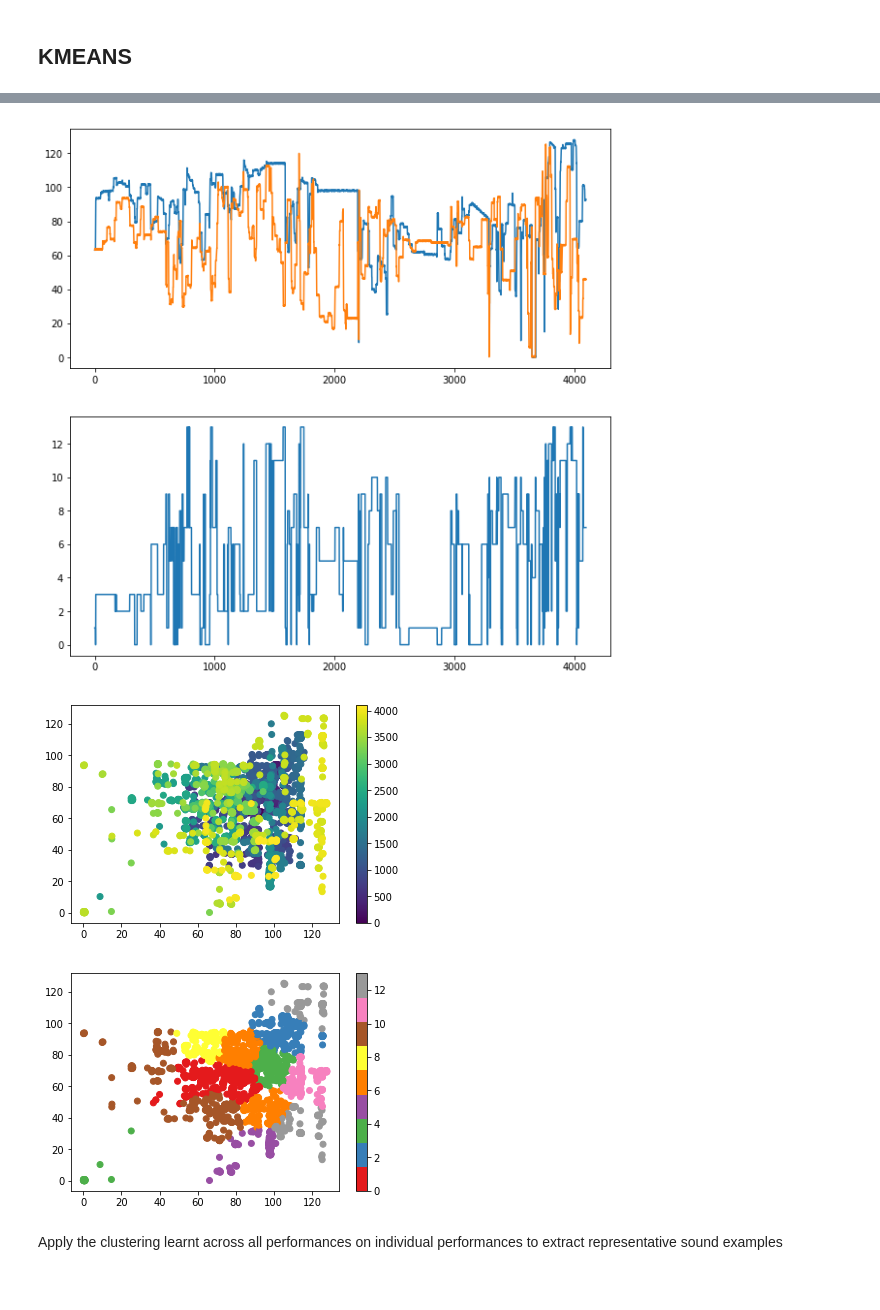
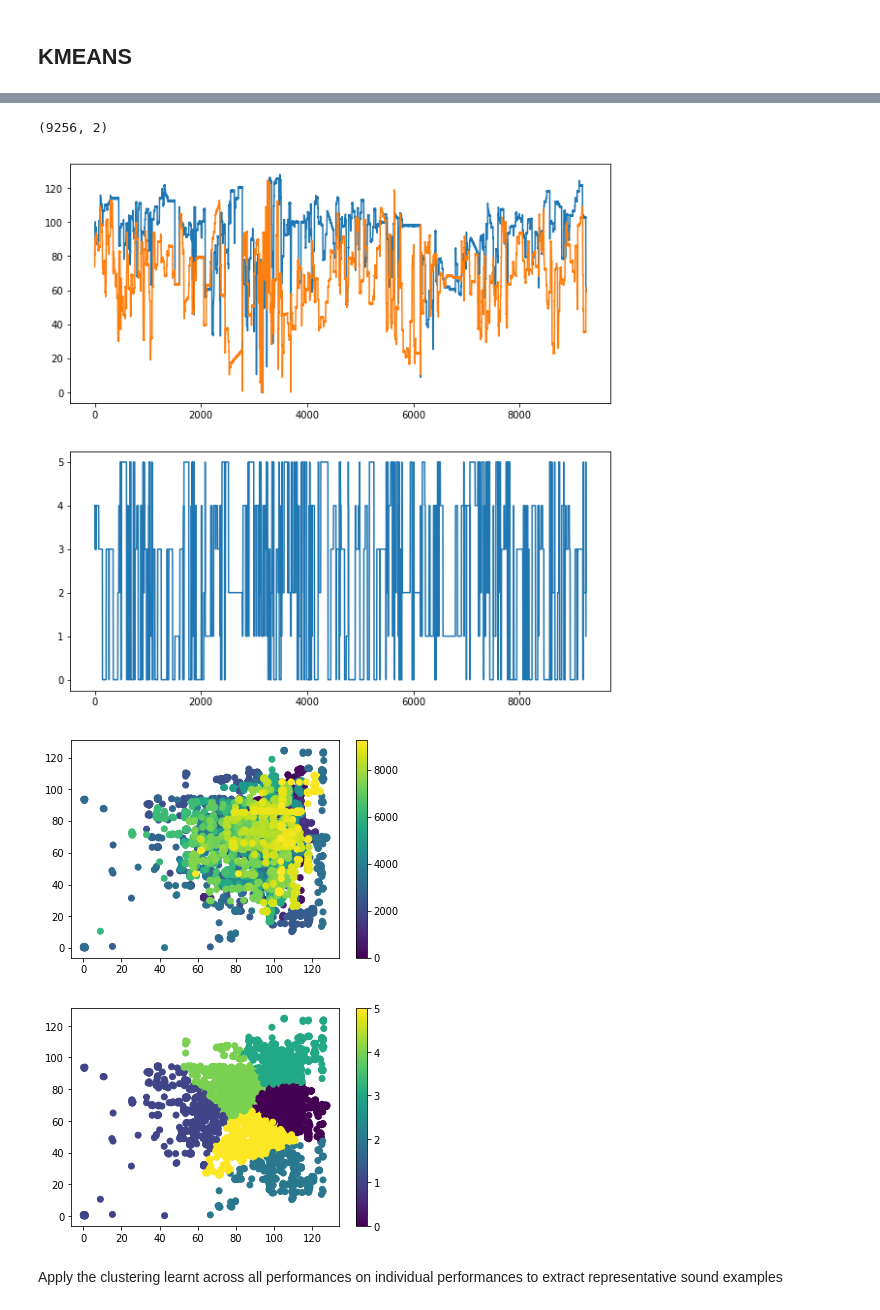
Before and after one commit to nicofarr/caroltrio_perf, a Jupyter notebook: Analysis_continuousratings.ipynb, the cells around one changed output, grey strips where cells are left out. Cells and saved outputs as stored; diff of their text form; code cells hidden in the pictures.

```diff
--- a/Analysis_continuousratings.ipynb
+++ b/Analysis_continuousratings.ipynb
@@ -7,11 +7,12 @@ import numpy as np
 
 import os
 # %%
-listfiles = os.listdir('/home/nfarrugi/datasets/NautilisBrain/christopherocher/')
+filepath = '/home/nfarrugi/Bureau/NautilisBrain/christopherocher/'
+listfiles = os.listdir(filepath)
 listnpz = []
 for c in listfiles:
     if c[-3:] == 'npz':
-        listnpz.append(os.path.join('/home/nfarrugi/datasets/NautilisBrain/christopherocher/',c))
+        listnpz.append(os.path.join(filepath,c))
 # %%
 listnpz
 # %% [output]
@@ -46,6 +57,7 @@ from sklearn.metrics.pairwise import cosine_similarity,manhattan_distances,paire
 addnoise = True
 
 allX = []
+lengths = []
 
 for curnpz in listnpz:
     focus = np.load(curnpz)['focus']
@@ -67,6 +79,7 @@ for curnpz in listnpz:
     X = np.stack([focus_q[:maxtime,1],subt_q[:maxtime,1]]).T
 
     allX.append(X)
+    lengths.append(X.shape[0])
 
     S = manhattan_distances(X)
 
@@ -96,6 +109,7 @@ for curnpz in listnpz:
     plt.ylabel('Temps (s)')
     plt.colorbar()
 
+    plt.savefig('%s.png' % curnpz)
     plt.show()
 
 
@@ -135,36 +154,40 @@ plt.plot(range(2,maxclu),inertia)
+# %%
+allX.shape
+# %% [output]
+(9256, 2)
 # %%
 from sklearn.cluster import KMeans
 kmeans_allperf = KMeans(n_clusters=6)
 
 mint = 0
-maxt=4100
+maxt=9250
 
 allX = np.vstack(allX)
 
 kmeans_allperf.fit(allX)
 
-subjectivementalstates = mykmeans.labels_
+subjectivementalstates = kmeans_allperf.labels_
 
 plt.figure(figsize=(10,10))
 plt.subplot(2,1,1)
 plt.plot(allX[mint:maxt,0])
 plt.plot(allX[mint:maxt,1])
 plt.subplot(2,1,2)
 plt.plot(subjectivementalstates[mint:maxt])
 plt.show()
 
 
 plt.scatter(allX[mint:maxt,0],allX[mint:maxt,1],c=np.arange(maxt))
 plt.colorbar()
 plt.show()
 
-plt.scatter(allX[mint:maxt,0],allX[mint:maxt,1],c=subjectivementalstates[mint:maxt],cmap=plt.cm.Set1)
+plt.scatter(allX[mint:maxt,0],allX[mint:maxt,1],c=subjectivementalstates[mint:maxt])
 plt.colorbar()
 plt.show()
 # %% [output]
-[figure, old version]
+[figure, new version]
-[figure, old version]
+[figure, new version]
-[figure, old version]
+[figure, new version]
 # %% [markdown]
 Apply the clustering learnt across all performances on individual performances to extract representative sound examples
 # %%
```
Also changed, not shown: parts of 17 cells of this notebook, 1 other file.
